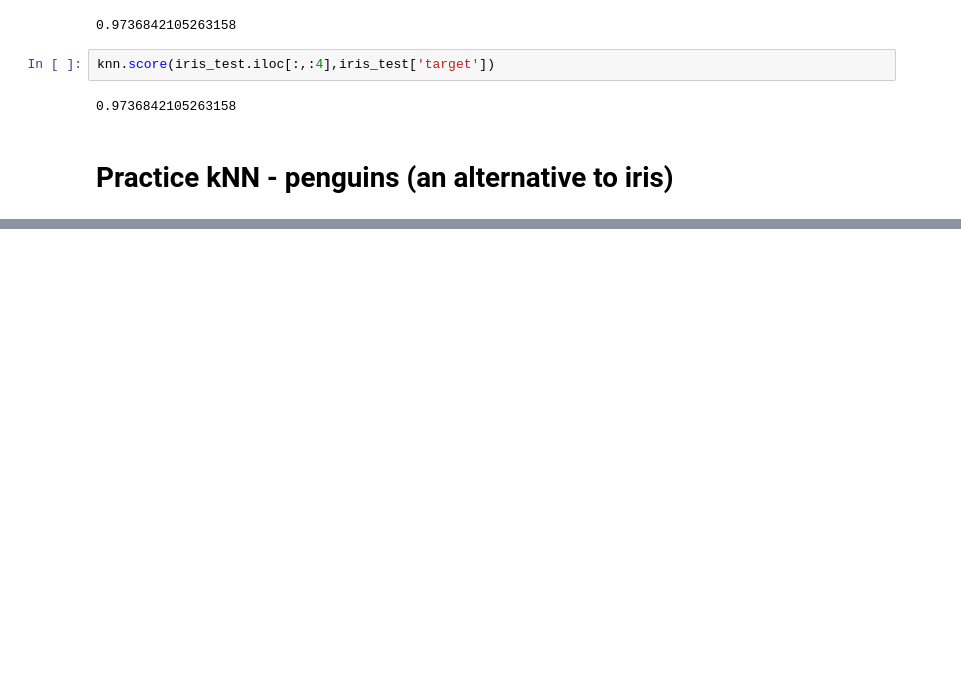
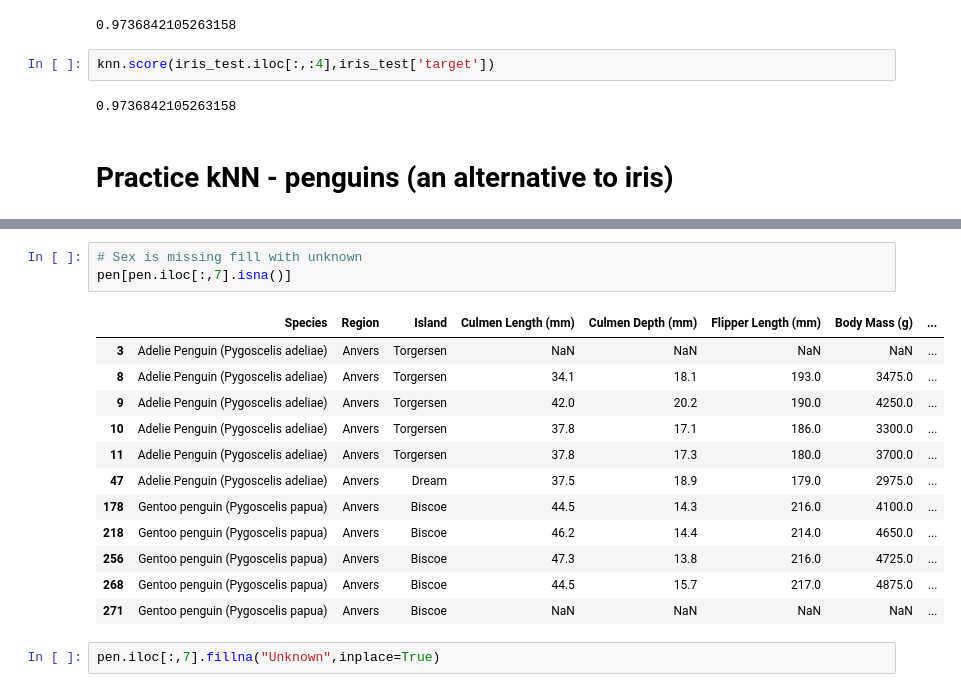
Before and after one commit to skjoshi267/Intro-to-ML, a Jupyter notebook: machine.ipynb, the cells around one changed output, grey strips where cells are left out. Cells and saved outputs as stored; diff of their text form; blank space fills up the shorter version.

```diff
--- a/machine.ipynb
+++ b/machine.ipynb
@@ -92,0 +169,18 @@ knn.score(iris_test.iloc[:,:4],iris_test['target'])
+# %%
+# Sex is missing fill with unknown
+pen[pen.iloc[:,7].isna()]
+# %% [output]
+|  | Species | Region | Island | Culmen Length (mm) | Culmen Depth (mm) | Flipper Length (mm) | Body Mass (g) | ... |
+| 3 | Adelie Penguin (Pygoscelis adeliae) | Anvers | Torgersen | NaN | NaN | NaN | NaN | ... |
+| 8 | Adelie Penguin (Pygoscelis adeliae) | Anvers | Torgersen | 34.1 | 18.1 | 193.0 | 3475.0 | ... |
+| 9 | Adelie Penguin (Pygoscelis adeliae) | Anvers | Torgersen | 42.0 | 20.2 | 190.0 | 4250.0 | ... |
+| 10 | Adelie Penguin (Pygoscelis adeliae) | Anvers | Torgersen | 37.8 | 17.1 | 186.0 | 3300.0 | ... |
+| 11 | Adelie Penguin (Pygoscelis adeliae) | Anvers | Torgersen | 37.8 | 17.3 | 180.0 | 3700.0 | ... |
+| 47 | Adelie Penguin (Pygoscelis adeliae) | Anvers | Dream | 37.5 | 18.9 | 179.0 | 2975.0 | ... |
+| 178 | Gentoo penguin (Pygoscelis papua) | Anvers | Biscoe | 44.5 | 14.3 | 216.0 | 4100.0 | ... |
+| 218 | Gentoo penguin (Pygoscelis papua) | Anvers | Biscoe | 46.2 | 14.4 | 214.0 | 4650.0 | ... |
+| 256 | Gentoo penguin (Pygoscelis papua) | Anvers | Biscoe | 47.3 | 13.8 | 216.0 | 4725.0 | ... |
+| 268 | Gentoo penguin (Pygoscelis papua) | Anvers | Biscoe | 44.5 | 15.7 | 217.0 | 4875.0 | ... |
+| 271 | Gentoo penguin (Pygoscelis papua) | Anvers | Biscoe | NaN | NaN | NaN | NaN | ... |
+# %%
+pen.iloc[:,7].fillna("Unknown",inplace=True)
```
Also changed, not shown: parts of 6 cells of this notebook.
